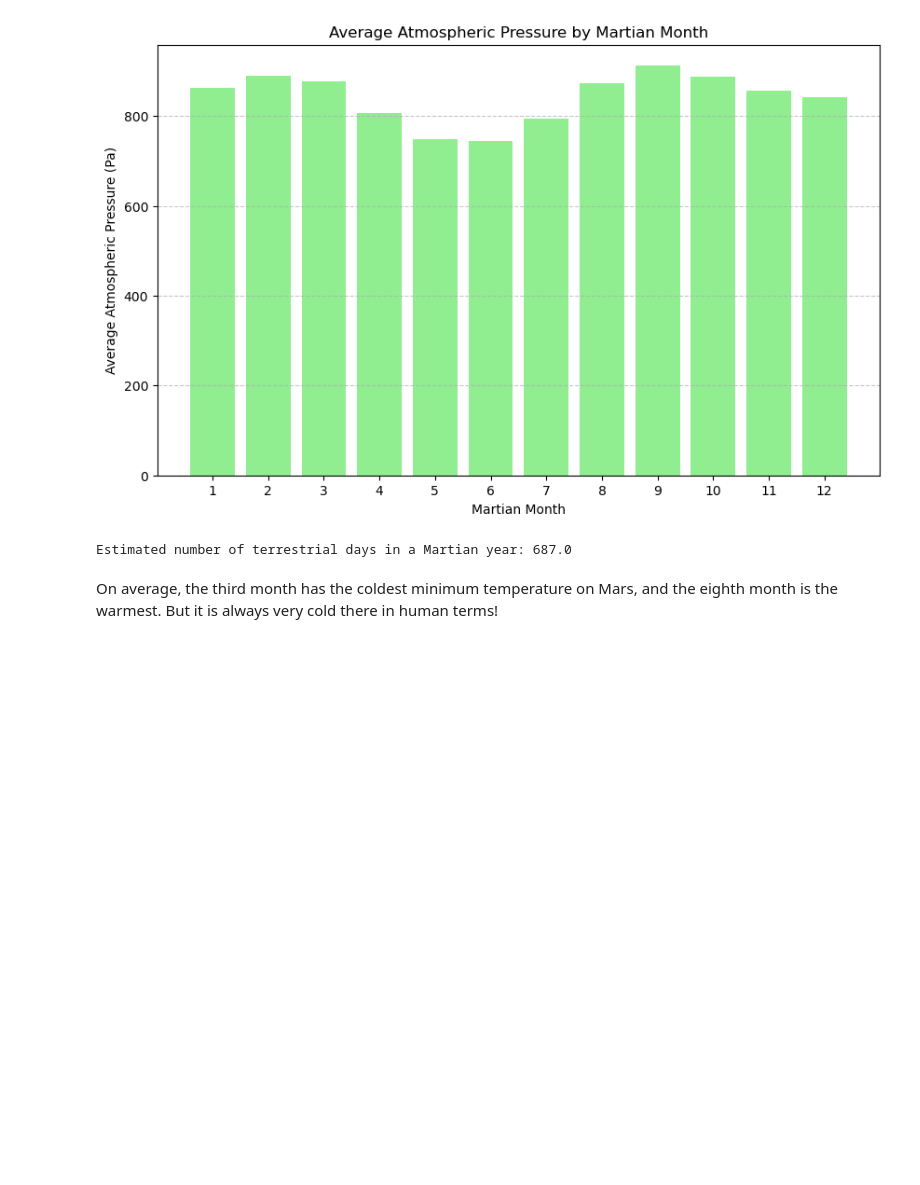
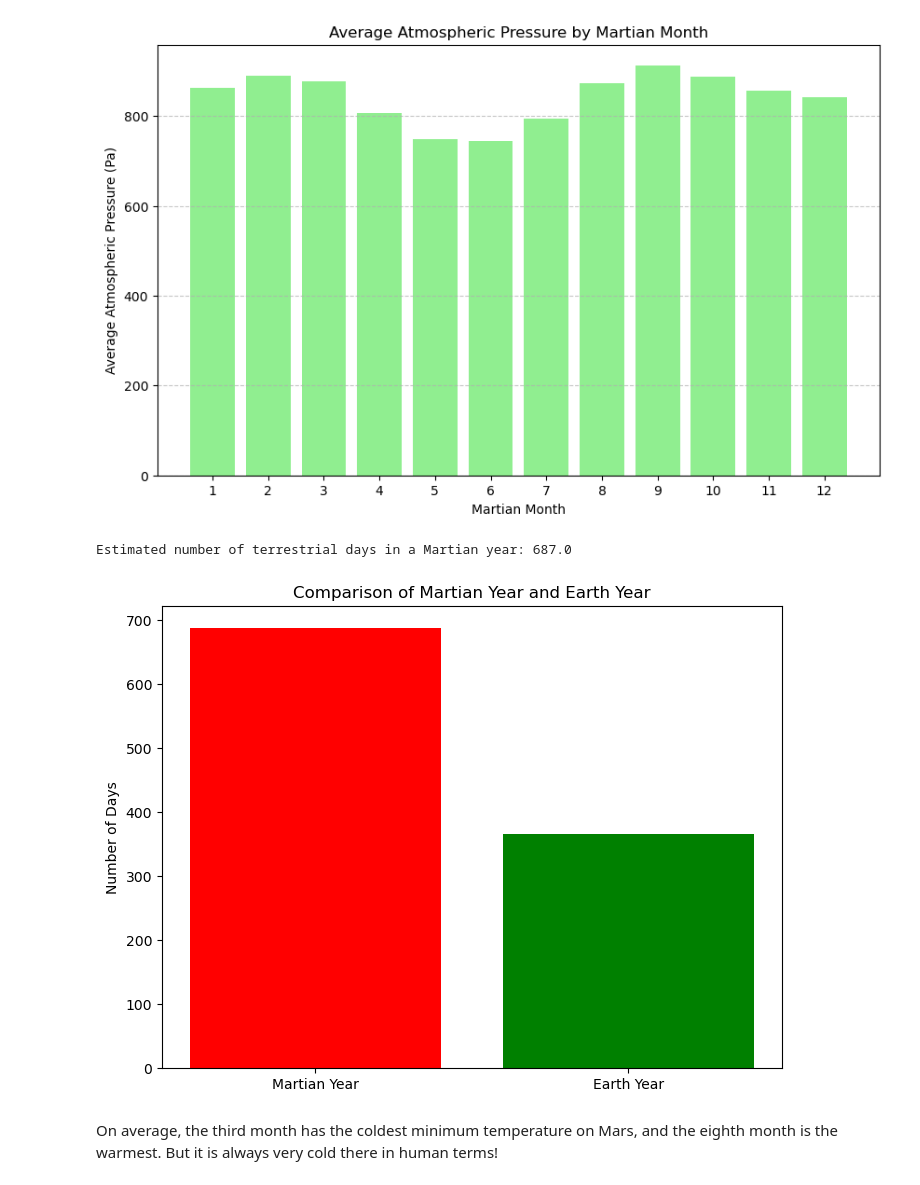
Before and after one commit to railcressall/Module_11_Challenge, a Jupyter notebook: Weather/part_2_mars_weather.ipynb, the cells around one changed output. Cells and saved outputs as stored; diff of their text form; code cells hidden in the pictures; blank space fills up the shorter version.

```diff
--- a/Weather/part_2_mars_weather.ipynb
+++ b/Weather/part_2_mars_weather.ipynb
@@ -295,6 +295,15 @@ terrestrial_days_in_martian_year = earth_year_days * ratio
 print("Estimated number of terrestrial days in a Martian year:", terrestrial_days_in_martian_year)
 # %% [output]
 Estimated number of terrestrial days in a Martian year: 687.0
+# %%
+# Plot the comparison
+plt.figure(figsize=(8, 6))
+plt.bar(['Martian Year', 'Earth Year'], [martian_year_days, earth_year_days], color=['red', 'green'])
+plt.ylabel('Number of Days')
+plt.title('Comparison of Martian Year and Earth Year')
+plt.show()
+# %% [output]
+[figure, added]
 # %% [markdown]
 On average, the third month has the coldest minimum temperature on Mars, and the eighth month is the warmest. But it is always very cold there in human terms!
 # %% [markdown]
```
Also changed, not shown: parts of 1 cell of this notebook, 2 other files.
